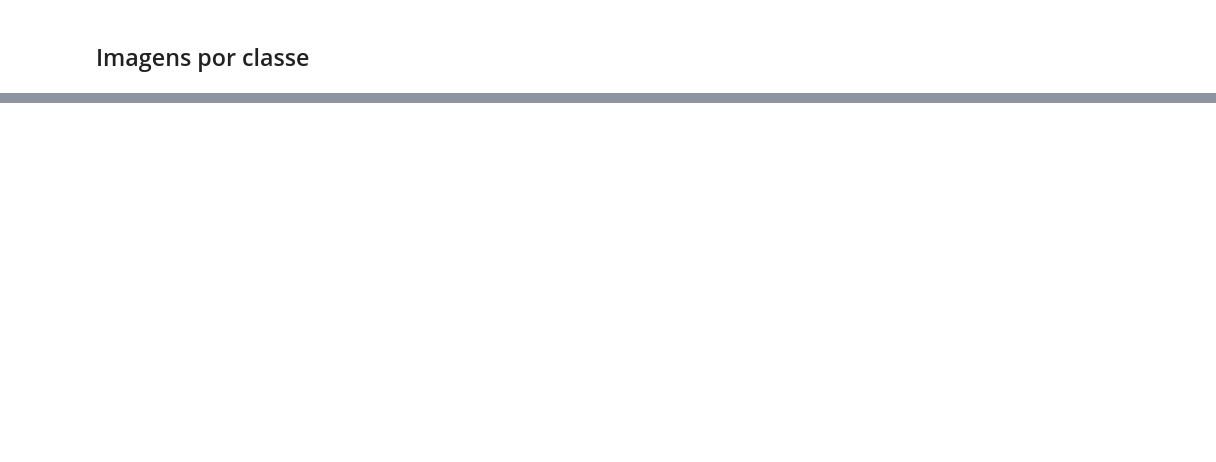
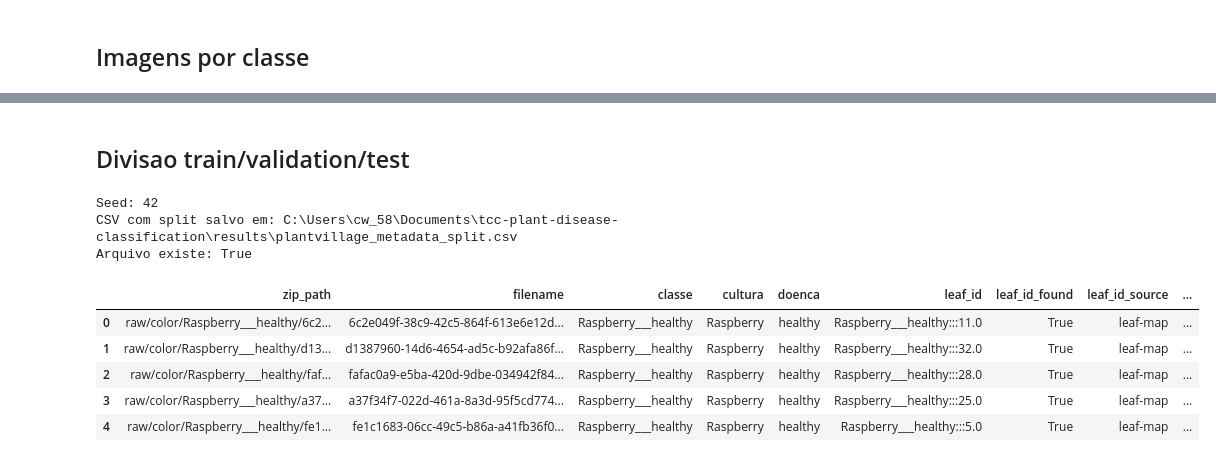
Before and after one commit to murilodc/plant-disease-classification, a Jupyter notebook: notebooks/01_exploracao_plantvillage.ipynb, the cells around one changed output, grey strips where cells are left out. Saved outputs shown, nothing was run; the diff lists cells and outputs as text; code cells hidden in the pictures; blank space fills up the shorter version.

Commit message:
split

```diff
--- a/notebooks/01_exploracao_plantvillage.ipynb
+++ b/notebooks/01_exploracao_plantvillage.ipynb
@@ -28,6 +28,7 @@ SRC_DIR = BASE_DIR / "src"
 ZIP_PATH = DATA_DIR / "data.zip"
 LEAF_MAP_PATH = DATA_DIR / "leaf_grouping" / "leaf-map.json"
 OUTPUT_CSV = RESULTS_DIR / "plantvillage_metadata_raw_color.csv"
+SPLIT_OUTPUT_CSV = RESULTS_DIR / "plantvillage_metadata_split.csv"
 
 DATA_DIR.mkdir(parents=True, exist_ok=True)
 RESULTS_DIR.mkdir(parents=True, exist_ok=True)
@@ -198,0 +302,35 @@ print("Arquivo existe:", csv_path.exists())
+# %% [markdown]
+## Divisao train/validation/test
+# %%
+from plantvillage_split import (
+    SPLIT_SEED,
+    save_split_metadata_csv,
+    split_diagnostics,
+    split_metadata_by_leaf_id,
+    validate_leaf_id_single_class,
+)
+
+validate_leaf_id_single_class(metadata)
+metadata_split = split_metadata_by_leaf_id(metadata, seed=SPLIT_SEED)
+validacoes_split = split_diagnostics(metadata_split)
+
+if not validacoes_split["validacoes"]["ok"].all():
+    raise RuntimeError("A divisao gerada nao passou em todas as validacoes.")
+
+split_csv_path = save_split_metadata_csv(metadata_split, SPLIT_OUTPUT_CSV)
+
+print("Seed:", SPLIT_SEED)
+print("CSV com split salvo em:", split_csv_path)
+print("Arquivo existe:", split_csv_path.exists())
+
+metadata_split.head()
+# %% [output]
+Seed: 42
+CSV com split salvo em: C:\Users\cw_58\Documents\tcc-plant-disease-classification\results\plantvillage_metadata_split.csv
+Arquivo existe: True
+|  | zip_path | filename | classe | cultura | doenca | leaf_id | leaf_id_found | leaf_id_source | ... |
+| 0 | raw/color/Raspberry___healthy/6c2... | 6c2e049f-38c9-42c5-864f-613e6e12d... | Raspberry___healthy | Raspberry | healthy | Raspberry___healthy:::11.0 | True | leaf-map | ... |
+| 1 | raw/color/Raspberry___healthy/d13... | d1387960-14d6-4654-ad5c-b92afa86f... | Raspberry___healthy | Raspberry | healthy | Raspberry___healthy:::32.0 | True | leaf-map | ... |
+| 2 | raw/color/Raspberry___healthy/faf... | fafac0a9-e5ba-420d-9dbe-034942f84... | Raspberry___healthy | Raspberry | healthy | Raspberry___healthy:::28.0 | True | leaf-map | ... |
+| 3 | raw/color/Raspberry___healthy/a37... | a37f34f7-022d-461a-8a3d-95f5cd774... | Raspberry___healthy | Raspberry | healthy | Raspberry___healthy:::25.0 | True | leaf-map | ... |
+| 4 | raw/color/Raspberry___healthy/fe1... | fe1c1683-06cc-49c5-b86a-a41fb36f0... | Raspberry___healthy | Raspberry | healthy | Raspberry___healthy:::5.0 | True | leaf-map | ... |
```
Also changed, not shown: parts of 29 cells of this notebook, 1 other file.
